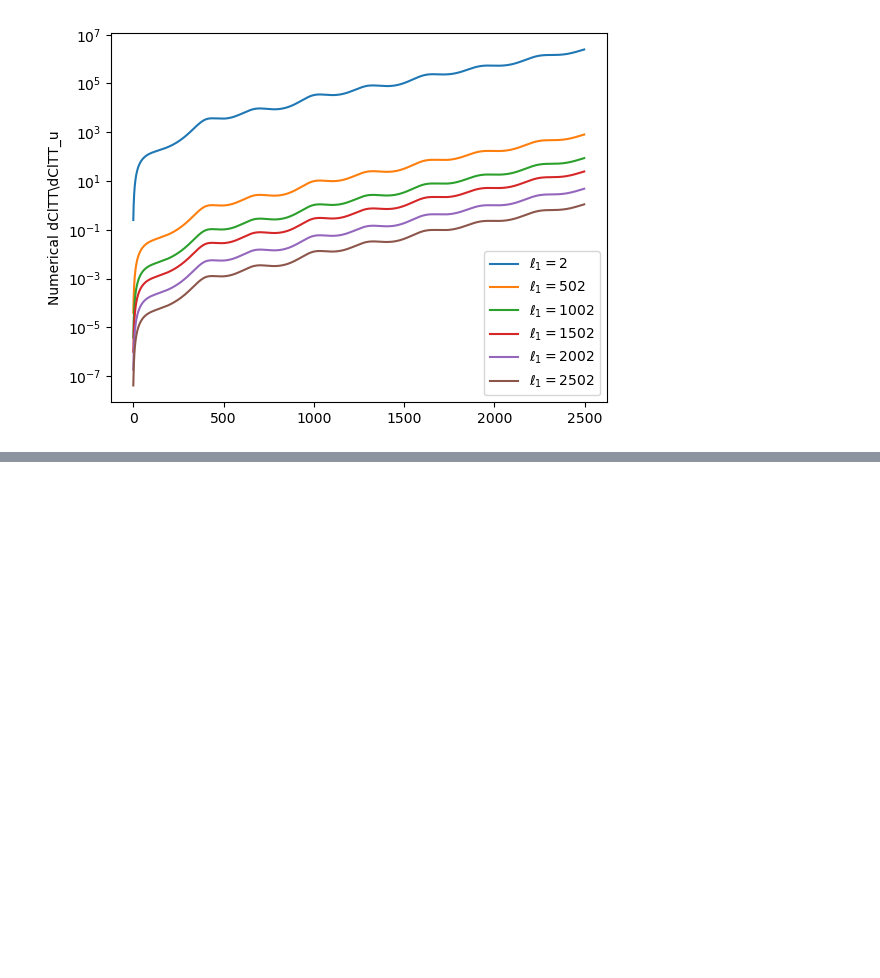
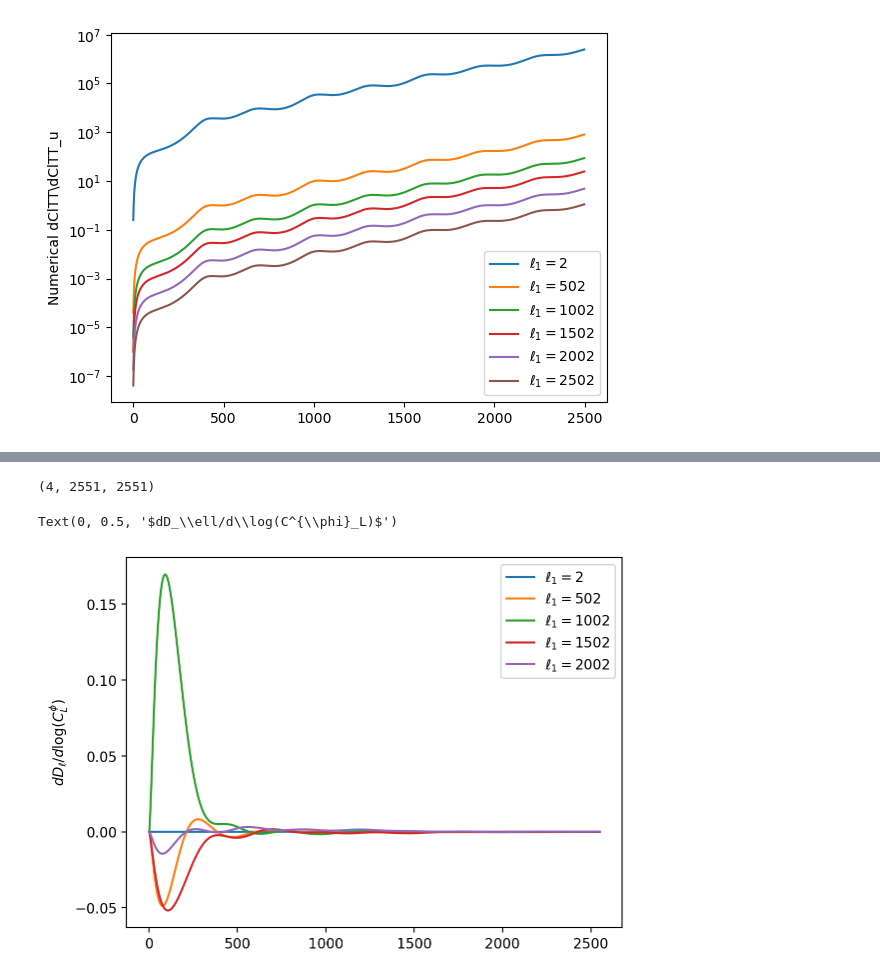
Before and after one commit to simonsobs/SOCov, a Jupyter notebook: plot_derivs_class_delens.ipynb, the cells around one changed output, grey strips where cells are left out. Drawn from its saved outputs; the diff is of its cells as text; code cells hidden in the pictures; blank space fills up the shorter version.

Commit message:
checking CAMB

```diff
--- a/plot_derivs_class_delens.ipynb
+++ b/plot_derivs_class_delens.ipynb
@@ -183,0 +199,16 @@ plt.savefig('HJ_derivs.png')
+# %%
+#Set up a new set of parameters for CAMB
+pars = camb.CAMBparams()
+#This function sets up with one massive neutrino and helium set using BBN consistency
+pars.set_cosmology(H0=67.5, ombh2=0.022, omch2=0.122, mnu=0.06, omk=0, tau=0.06)
+pars.InitPower.set_params(As=2e-9, ns=0.965, r=0)
+pars.set_for_lmax(2500, lens_potential_accuracy=0)
+#calculate results for these parameters
+results = camb.get_results(pars)
+#get dictionary of CAMB power spectra
+powers =results.get_cmb_power_spectra(pars, CMB_unit='muK')
+for name in powers: print(name)
+
+clpp = results.get_lens_potential_cls()
+print(np.shape(clpp))
+cls = powers['unlensed_scalar']
@@ -183,0 +223,19 @@ plt.savefig('HJ_derivs.png')
+# %%
+#plot the total lensed CMB power spectra versus unlensed, and fractional difference
+dcl = correlations.lensed_cl_derivatives(cls, clpp[:,0], lmax=None, theta_max=np.pi / 32,
+                                   apodize_point_width=10, sampling_factor=1.4)
+
+print(np.shape(dcl))
+# %% [output]
+(4, 2551, 2551)
+# %%
+ls = np.arange(cls.shape[0])
+l1vec = np.arange(2,2500,500)
+for l1 in l1vec:
+    plt.plot(ls, dcl[0,l1,:], label='$\ell_1=%i$'%l1)
+
+plt.legend()
+plt.ylabel('$dD_\ell/d\log(C^{\phi}_L)$')
+# %% [output]
+Text(0, 0.5, '$dD_\\ell/d\\log(C^{\\phi}_L)$')
+[figure, added]
```
Also changed, not shown: parts of 3 cells of this notebook.
